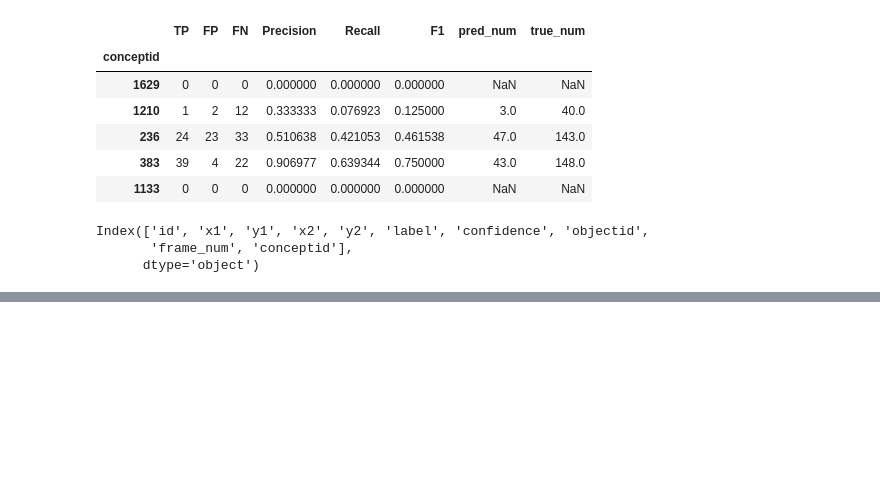
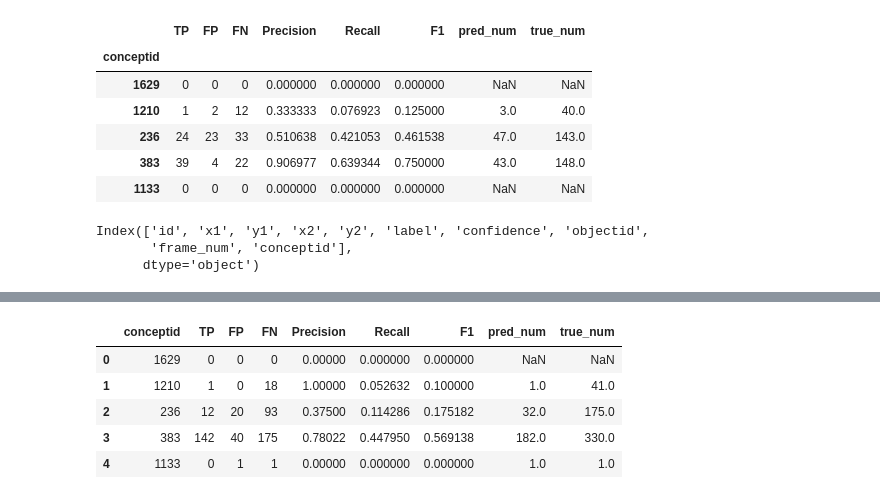
Before and after one commit to video-annotation-project/video-annotation-tool, a Jupyter notebook: ml/videof1tests.ipynb, the cells around one changed output, grey strips where cells are left out. Drawn from its saved outputs; the diff is of its cells as text; code cells hidden in the pictures; blank space fills up the shorter version.

```diff
--- a/ml/videof1tests.ipynb
+++ b/ml/videof1tests.ipynb
@@ -432,0 +455,9 @@ a
+# %%
+pd.read_csv('../../metrics86.csv')
+# %% [output]
+|  | conceptid | TP | FP | FN | Precision | Recall | F1 | pred_num | true_num |
+| 0 | 1629 | 0 | 0 | 0 | 0.00000 | 0.000000 | 0.000000 | NaN | NaN |
+| 1 | 1210 | 1 | 0 | 18 | 1.00000 | 0.052632 | 0.100000 | 1.0 | 41.0 |
+| 2 | 236 | 12 | 20 | 93 | 0.37500 | 0.114286 | 0.175182 | 32.0 | 175.0 |
+| 3 | 383 | 142 | 40 | 175 | 0.78022 | 0.447950 | 0.569138 | 182.0 | 330.0 |
+| 4 | 1133 | 0 | 1 | 1 | 0.00000 | 0.000000 | 0.000000 | 1.0 | 1.0 |
```
Also changed, not shown: parts of 14 cells of this notebook, 3 other files.
